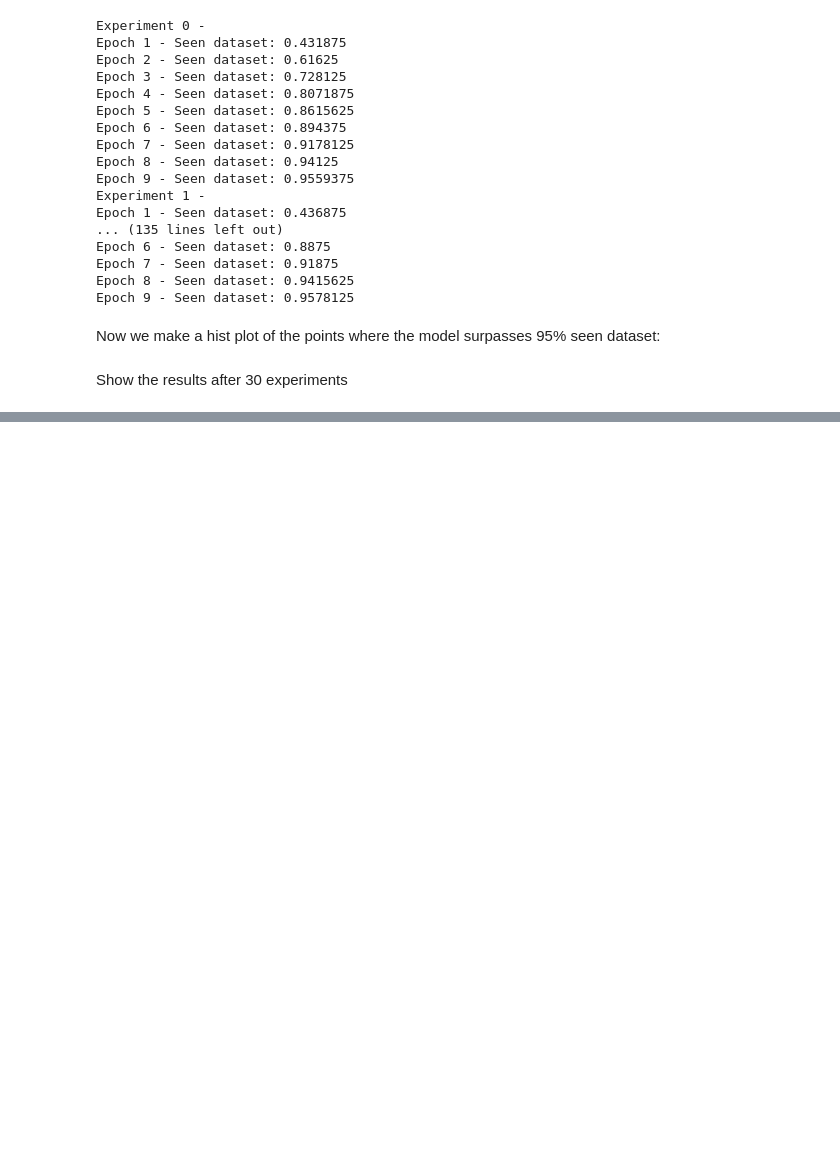
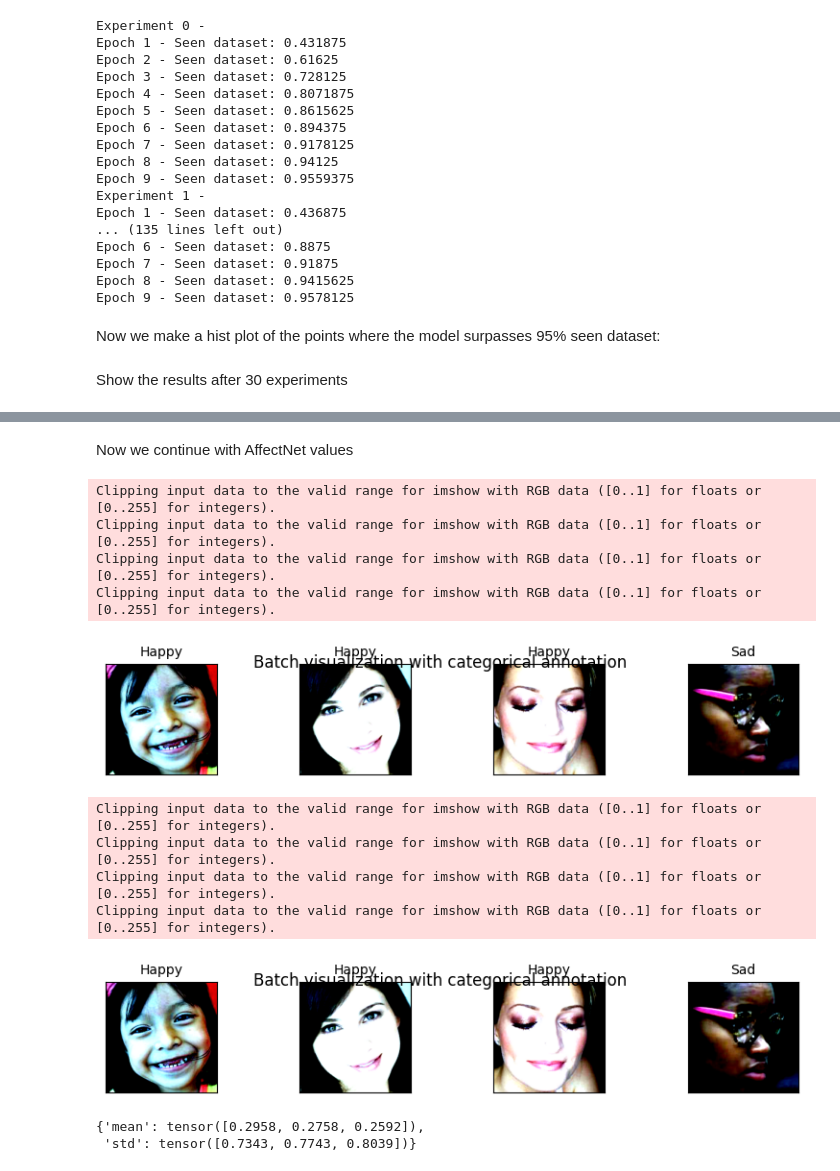
Before and after one commit to armand-07/emotion_recognition, a Jupyter notebook: notebooks/data_validation.ipynb, the cells around one changed output, grey strips where cells are left out. Cells and saved outputs as stored; diff of their text form; code cells hidden in the pictures; blank space fills up the shorter version.

```diff
--- a/notebooks/data_validation.ipynb
+++ b/notebooks/data_validation.ipynb
@@ -465,0 +517,26 @@ Clipping input data to the valid range for imshow with RGB data ([0..1] for floa
+# %% [markdown]
+Now we continue with AffectNet values
+# %%
+show_transformation(normalization_AffectNet)
+# %% [output]
+Clipping input data to the valid range for imshow with RGB data ([0..1] for floats or [0..255] for integers).
+Clipping input data to the valid range for imshow with RGB data ([0..1] for floats or [0..255] for integers).
+Clipping input data to the valid range for imshow with RGB data ([0..1] for floats or [0..255] for integers).
+Clipping input data to the valid range for imshow with RGB data ([0..1] for floats or [0..255] for integers).
+[figure, added]
+Clipping input data to the valid range for imshow with RGB data ([0..1] for floats or [0..255] for integers).
+Clipping input data to the valid range for imshow with RGB data ([0..1] for floats or [0..255] for integers).
+Clipping input data to the valid range for imshow with RGB data ([0..1] for floats or [0..255] for integers).
+Clipping input data to the valid range for imshow with RGB data ([0..1] for floats or [0..255] for integers).
+[figure, added]
+# %%
+# Create the datasets
+dataset_test = AffectNetDatasetValidation(annotations_path=os.path.join(PROCESSED_AFFECTNET_DIR, "test.pkl"), img_transforms=normalization_AffectNet)
+# Create the dataloaders
+dataloader_test = DataLoader(dataset_test, batch_size=32, shuffle=False) # No need to shuffle as we are showing the same images
+
+
+compute_mean_std(dataloader_test)
+# %% [output]
+{'mean': tensor([0.2958, 0.2758, 0.2592]),
+ 'std': tensor([0.7343, 0.7743, 0.8039])}
```
Also changed, not shown: parts of 18 cells of this notebook, 3 other files.
